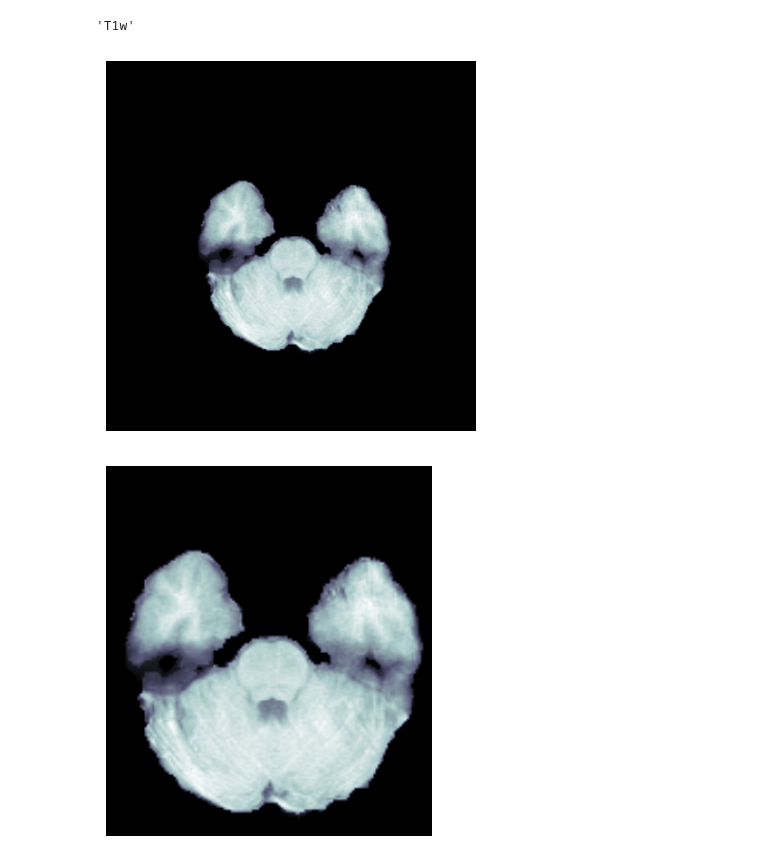
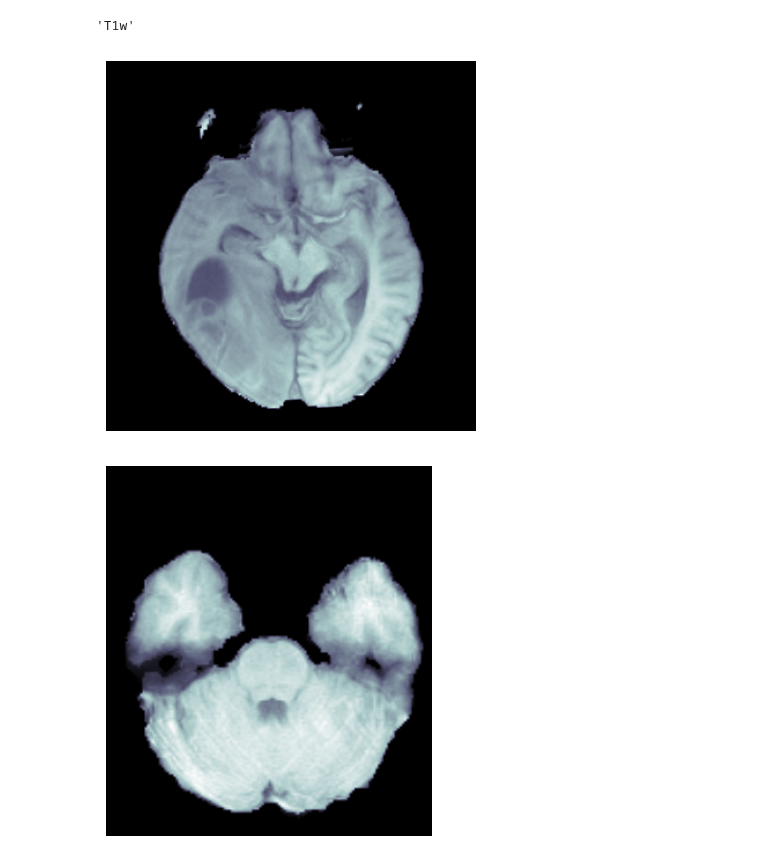
Before and after one commit to research-outcome/process-brain-tumor-mri, a Jupyter notebook: trial_notebooks/normalization.ipynb, the cells around one changed output. Saved outputs shown, nothing was run; the diff lists cells and outputs as text; code cells hidden in the pictures.

```diff
--- a/normalization.ipynb
+++ b/trial_notebooks/normalization.ipynb
@@ -21,14 +21,16 @@ testType.name
 'T1w'
 # %%
 int = randint(0, len(list(instanceType.iterdir())) - 1)
-dcm = pydicom.dcmread(str(list(instanceType.iterdir())[int]))
+# dcm = pydicom.dcmread(str(list(instanceType.iterdir())[int]))
+
+dcm = pydicom.dcmread("F:\\brain-tumor-target-7\\train\\00807\\T1w\\Image-12.dcm")
 
 image = dcm.pixel_array
 plt.imshow(image, cmap=plt.cm.bone)
 plt.axis('off')
 plt.show()
 # %% [output]
-[figure, old version]
+[figure, new version]
 # %%
 leftBuffer = 110
 rightBuffer = image.shape[1] - 110
```
Also changed, not shown: 16 other files.
